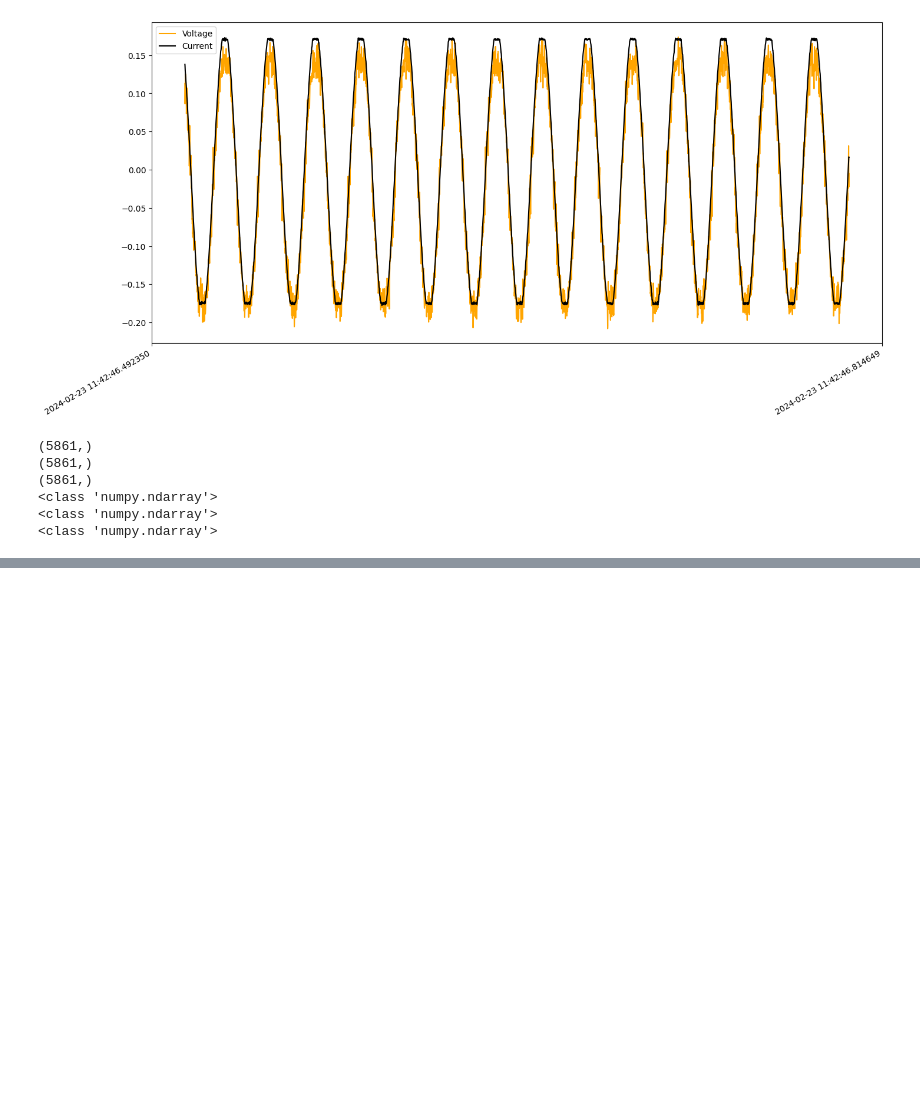
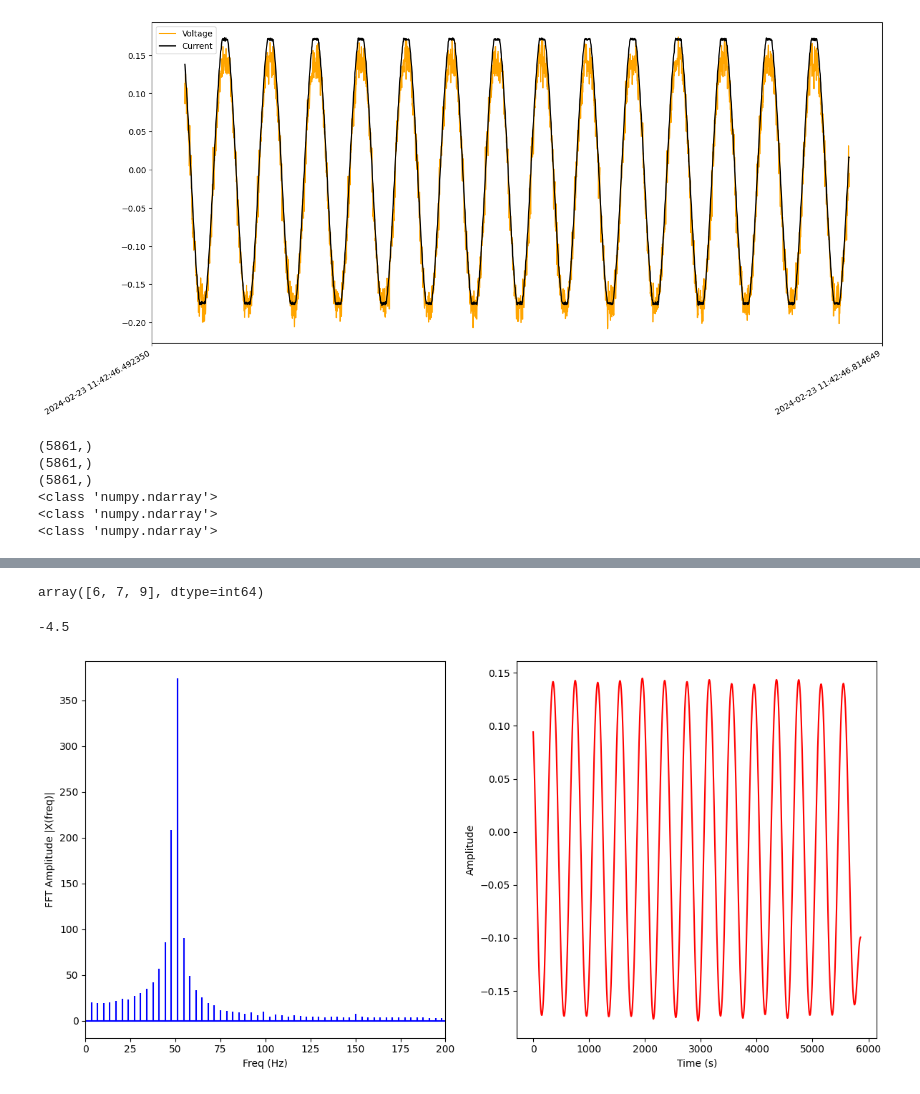
Before and after one commit to YuganshuWadhwa/Anomaly-Detection-For-Electrical-Systems, a Jupyter notebook: anomalies.ipynb, the cells around one changed output, grey strips where cells are left out. Cells and saved outputs as stored; diff of their text form; code cells hidden in the pictures; blank space fills up the shorter version.

Commit message:
LP filter and FFT implemented

```diff
--- a/anomalies.ipynb
+++ b/anomalies.ipynb
@@ -170,8 +170,8 @@ data = sig + noise
 # %%
-def butter_lowpass_filter(data, cutoff, fs, order):
-    normal_cutoff = cutoff / nyq
-    # Get the filter coefficients
-    b, a = butter(order, normal_cutoff, btype='low', analog=False)
-    y = filtfilt(b, a, data)
-    return y
+# def butter_lowpass_filter(data, cutoff, fs, order):
+#     normal_cutoff = cutoff / nyq
+#     # Get the filter coefficients
+#     b, a = butter(order, normal_cutoff, btype='low', analog=False)
+#     y = filtfilt(b, a, data)
+#     return y
 # %%
@@ -314,0 +300,56 @@ Name: Time, Length: 5861, dtype: datetime64[ns]
+# %%
+#create NumPy array
+my_array = np.array([2, 2, 4, 5, 7, 9, 11, 12, 3, 19])
+
+#get index of values greater than 10
+list(np.asarray(my_array>10).nonzero())[0]
+# %% [output]
+array([6, 7, 9], dtype=int64)
+# %%
+time = time.to_numpy()
+
+zero_crossings_V_filt = list(np.asarray((-0.0025 <= U1_filt) & (U1_filt <= 0.0025)).nonzero())[0]
+zero_crossings_I_filt = list(np.asarray((-0.0025 <= I1_filt) & (I1_filt <= 0.0025)).nonzero())[0]
+
+# Get the time stamps when V and I cross zero
+time_stamps_V = time[zero_crossings_V_filt]
+time_stamps_I = time[zero_crossings_I_filt]
+
+# Compute the phase angle between V and I signals
+td = pd.Timedelta(seconds=1)
+time_delta = (time_stamps_V[0] - time_stamps_I[0]) / td
+
+phase_angle_degrees = 360 * 50 * time_delta
+
+phase_angle_degrees
+# %% [output]
+-4.5
+# %%
+# from numpy.fft import fft, ifft
+from scipy.fft import fft, ifft
+
+x = U1_filt
+sr = 20000
+
+X = fft(x)
+N = len(X)
+n = np.arange(N)
+T = N/sr
+freq = n/T
+
+plt.figure(figsize = (12, 6))
+plt.subplot(121)
+
+plt.stem(freq, np.abs(X), 'b', markerfmt=" ", basefmt="-b")
+plt.xlabel('Freq (Hz)')
+plt.ylabel('FFT Amplitude |X(freq)|')
+plt.xlim(0, 200)
+
+plt.subplot(122)
+plt.plot(ifft(X), 'r')
+plt.xlabel('Time (s)')
+plt.ylabel('Amplitude')
+plt.tight_layout()
+plt.show()
+# %% [output]
+[figure, added]
```
Also changed, not shown: parts of 7 cells of this notebook, 1 other file.
